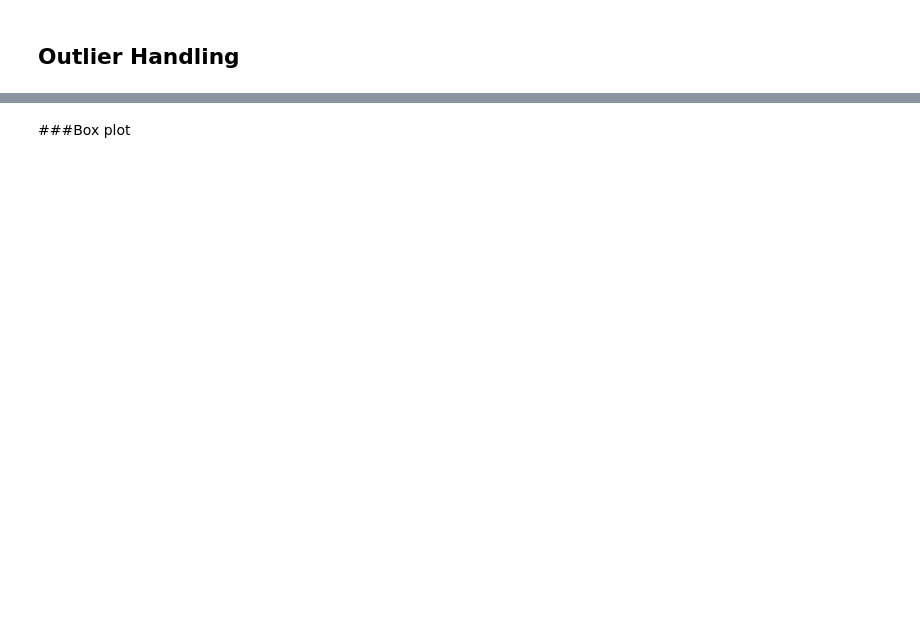
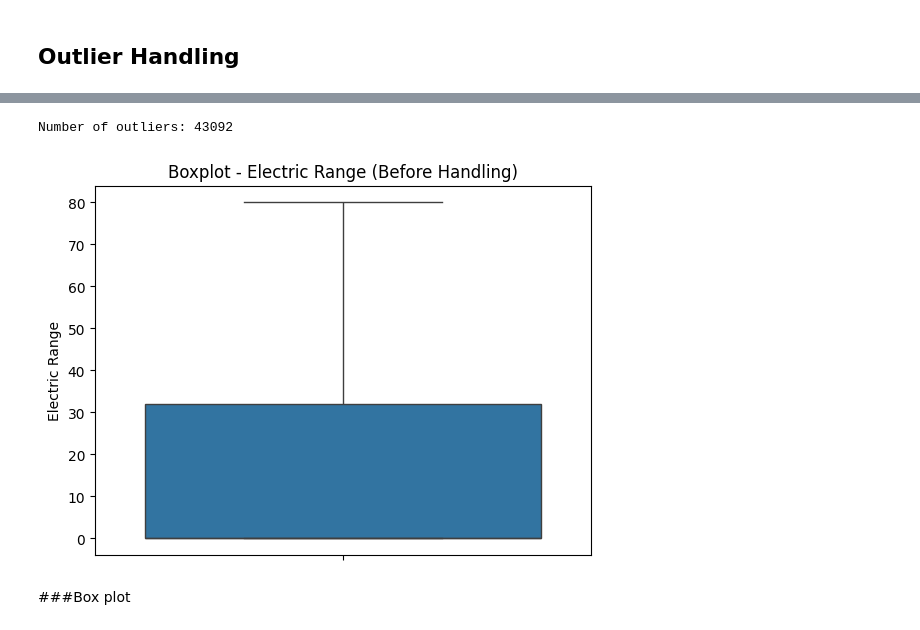
Before and after one commit to MidhulaMS/EV-Population-Prediction, a Jupyter notebook: EV_Population_Prediction.ipynb, the cells around one changed output, grey strips where cells are left out. Cells and saved outputs as stored; diff of their text form; code cells hidden in the pictures; blank space fills up the shorter version.

```diff
--- a/EV_Population_Prediction.ipynb
+++ b/EV_Population_Prediction.ipynb
@@ -205,2 +278,20 @@ for cols in EV_df.select_dtypes(include="number"):
+# %%
+outliers = EV_df[
+    (EV_df['Electric Range'] < lower_bound) |
+    (EV_df['Electric Range'] > upper_bound)
+]
+print(f"Number of outliers: {len(outliers)}")
+# %% [output]
+Number of outliers: 43092
+# %%
+EV_df['Electric Range'] = EV_df['Electric Range'].clip(
+    lower=lower_bound, upper=upper_bound)
+# %%
+# Checking whether the Outliers were clipped
+sns.boxplot(EV_df['Electric Range'])
+plt.title('Boxplot - Electric Range (Before Handling)')
+plt.show()
+# %% [output]
+[figure, added]
 # %% [markdown]
 ###Box plot
```
Also changed, not shown: parts of 30 cells of this notebook.
